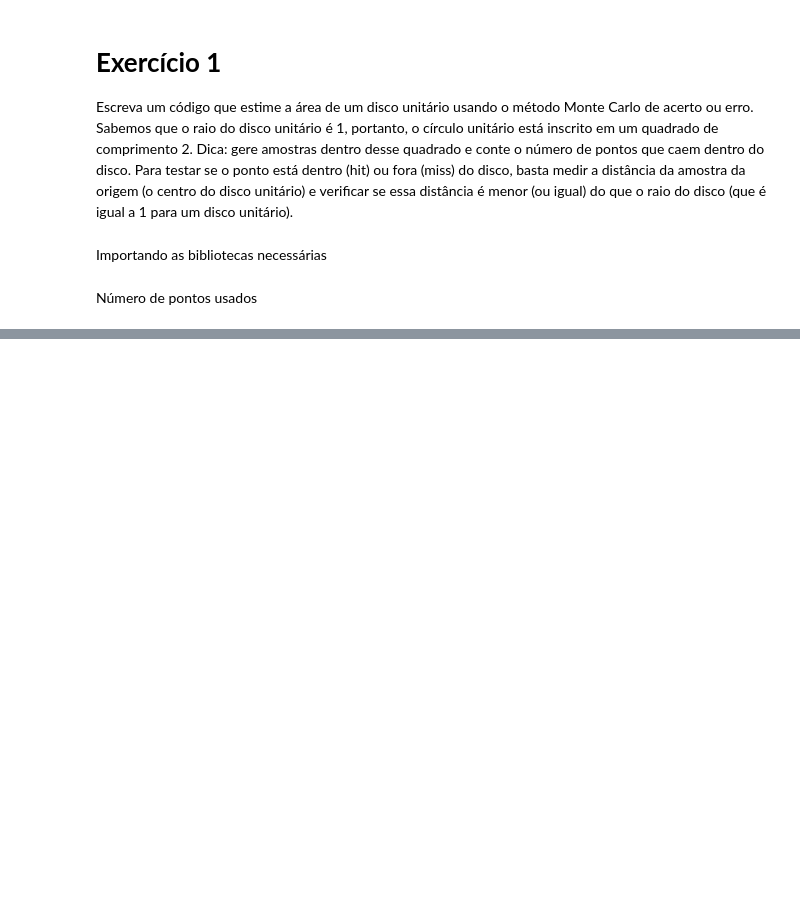
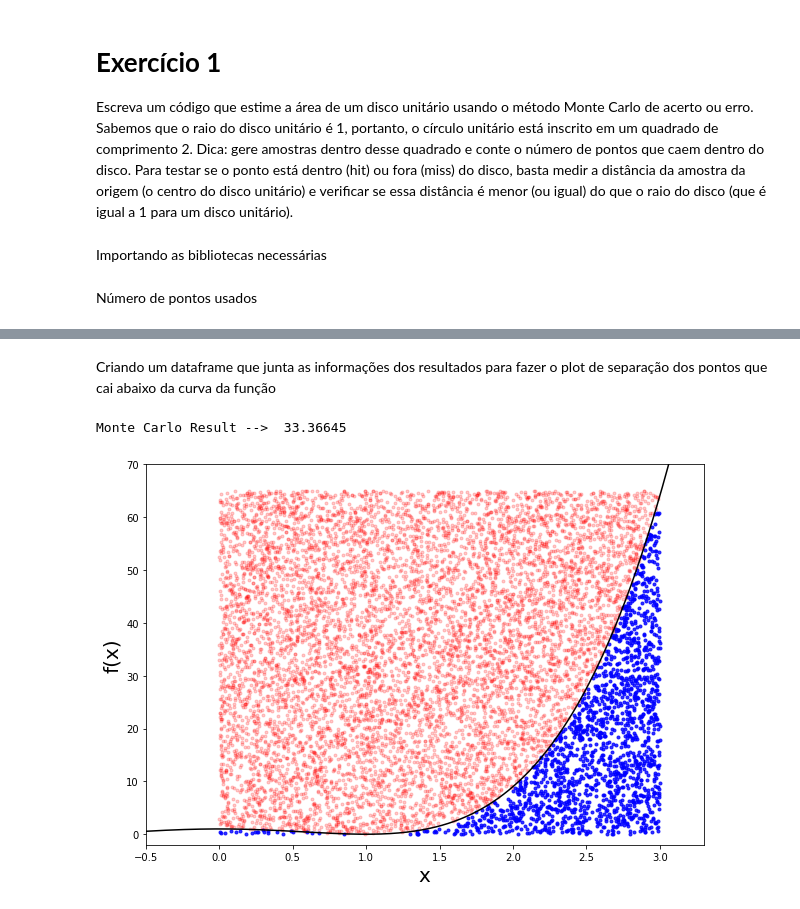
Before and after one commit to teteumac/Analise-em-FAE, a Jupyter notebook: MonteCarlo_Exercicios.ipynb, the cells around one changed output, grey strips where cells are left out. Cells and saved outputs as stored; diff of their text form; code cells hidden in the pictures; blank space fills up the shorter version.

```diff
--- a/MonteCarlo_Exercicios.ipynb
+++ b/MonteCarlo_Exercicios.ipynb
@@ -42,0 +67,42 @@ number of elements inside of the circle -->  785359 dots blues
+# %%
+def integrate(x1,x2,func=function,n=100000):
+    X=np.linspace(x1,x2,10000)
+    y1=0
+    y2=max((func(X)))+1
+    area=(x2-x1)*(y2-y1)
+    check=[]
+    xs=[]
+    ys=[]
+    for i in range(n):
+        x=np.random.uniform(x1,x2,1)
+        xs.append(x)
+        y=np.random.uniform(y1,y2,1)
+        ys.append(y)
+        if abs(y)>abs(func(x)) or y<0:
+            check.append(0)
+        else:
+            check.append(1)
+    return(np.mean(check)*area,xs,ys,check)
+# %% [markdown]
+Criando um dataframe que junta as informações dos resultados para fazer o plot de separação dos pontos que cai abaixo da curva da função
+# %%
+_,x,y,c=integrate(0,3,n=10000)
+df=pd.DataFrame()
+df['x']=x
+df['y']=y
+df['c']=c
+# %% [output]
+Monte Carlo Result -->  33.36645
+# %%
+X=np.linspace(-1,5,1000)
+plt.figure(figsize=(10,7))
+plt.plot(X,function(X), color = 'black')
+plt.scatter(df[df['c']==0]['x'],df[df['c']==0]['y'],color='red',marker='.',alpha = 0.2)
+plt.scatter(df[df['c']==1]['x'],df[df['c']==1]['y'],color='blue',marker='.', alpha = 0.8)
+plt.ylim(-2,70)
+plt.xlim(-0.5,3.3)
+plt.xlabel('x',fontsize = 20)
+plt.ylabel('f(x)',fontsize = 20)
+plt.show()
+# %% [output]
+[figure, added]
```
Also changed, not shown: parts of 16 cells of this notebook.
